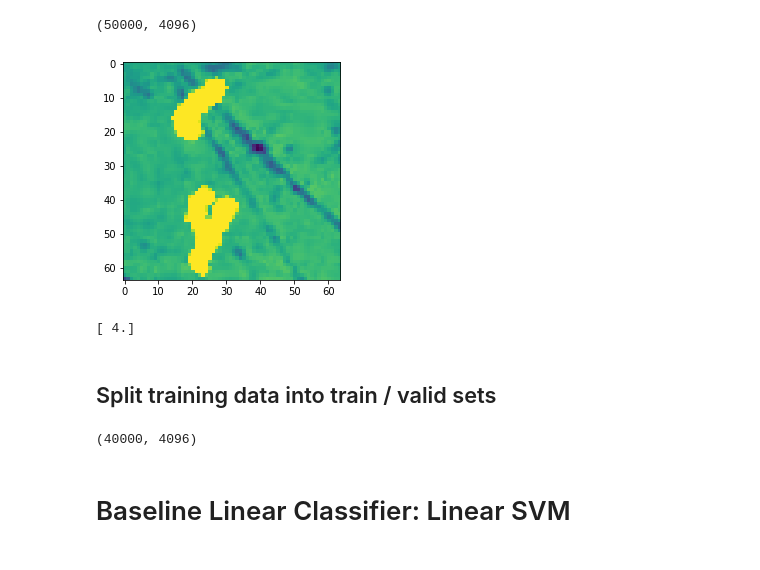
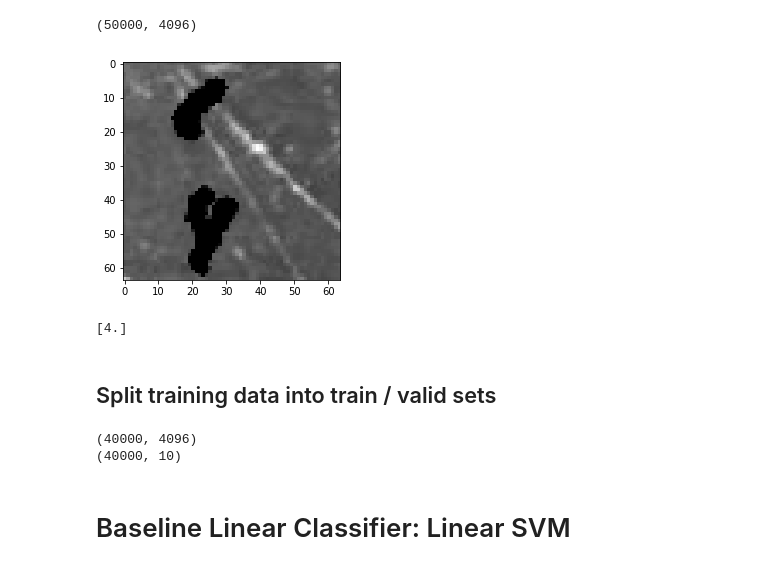
Before and after one commit to cherylyli/MLKaggleComp, a Jupyter notebook: KaggleComp.ipynb, the cells around one changed output. Drawn from its saved outputs; the diff is of its cells as text; code cells hidden in the pictures.

```diff
--- a/KaggleComp.ipynb
+++ b/KaggleComp.ipynb
@@ -7,10 +9,10 @@ import scipy.misc
 import matplotlib.pyplot as plt
 # %%
 # loading data
-x_train = np.loadtxt("data/train_x.csv", delimiter=",", dtype='uint8')
-y_train = np.loadtxt("data/train_y.csv", delimiter=",", dtype='uint8')
-x_test = np.loadtxt("data/test_x.csv", delimiter=",", dtype='uint8')
-
+x_train = np.loadtxt("data/train_x.csv", delimiter=",")
+y_train = np.loadtxt("data/train_y.csv", delimiter=",")
+x_test = np.loadtxt("data/test_x.csv", delimiter=",")
+print("Done")
 # x_train = x.reshape(-1, 64, 64)
 # y_train = y.reshape(-1, 1)
 # x_test = x.reshape(-1, 64, 64)
@@ -31,18 +36,18 @@ print(x_train.shape)
 # %%
 def show_img(img):
     plt.close()
-    plt.imshow(np.uint8(img))
+    plt.imshow(img, cmap='gray_r')
     plt.show()
 
 x_train_reshaped = x_train.reshape(-1, 64, 64)
 y_train_reshaped = y_train.reshape(-1, 1)
 x_test_reshaped = x_test.reshape(-1, 64, 64)
 # scipy.misc.imshow(x_train_reshaped[0])
 show_img(x_train_reshaped[0])
 print(y_train_reshaped[0])
 # %% [output]
-[figure, old version]
+[figure, new version]
-[ 4.]
+[4.]
 # %% [markdown]
 ## Split training data into train / valid sets
 # %%
@@ -60,8 +65,10 @@ data = {
 # data["y_train"] = data["y_train"].T
 # data["y_valid"] = data["y_valid"].T
 print(data["x_train"].shape)
+print(data["y_train"].shape)
 # %% [output]
 (40000, 4096)
+(40000, 10)
 # %% [markdown]
 # Baseline Linear Classifier: Linear SVM
 # %%
```
Also changed, not shown: parts of 4 cells of this notebook.
